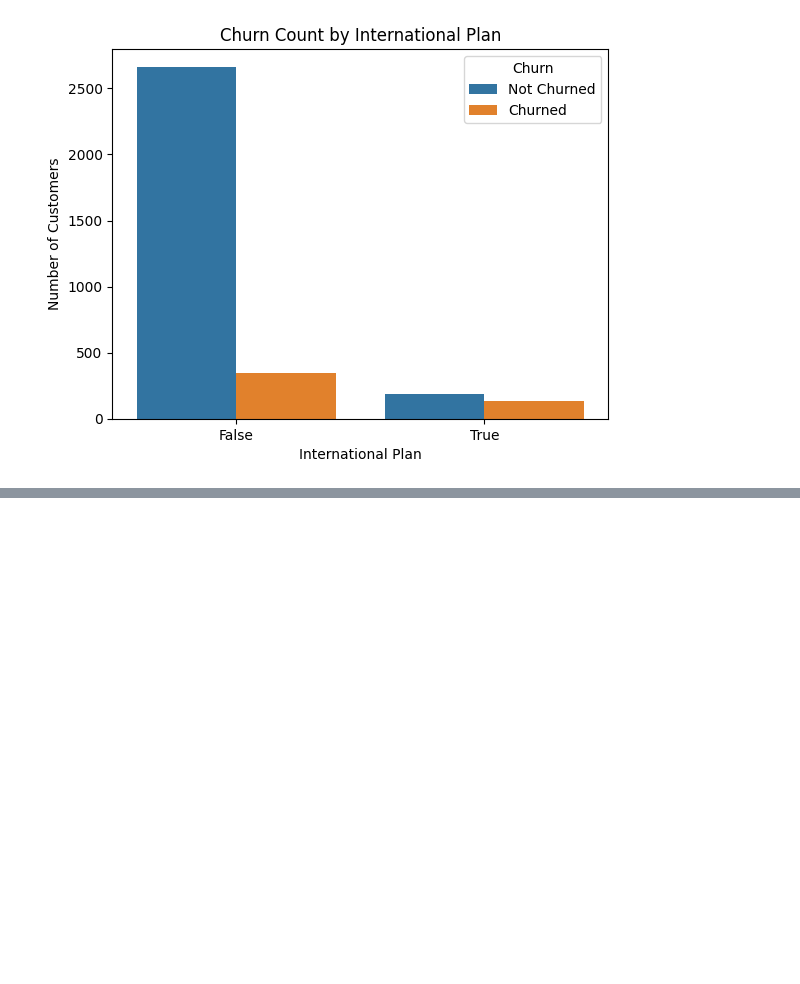
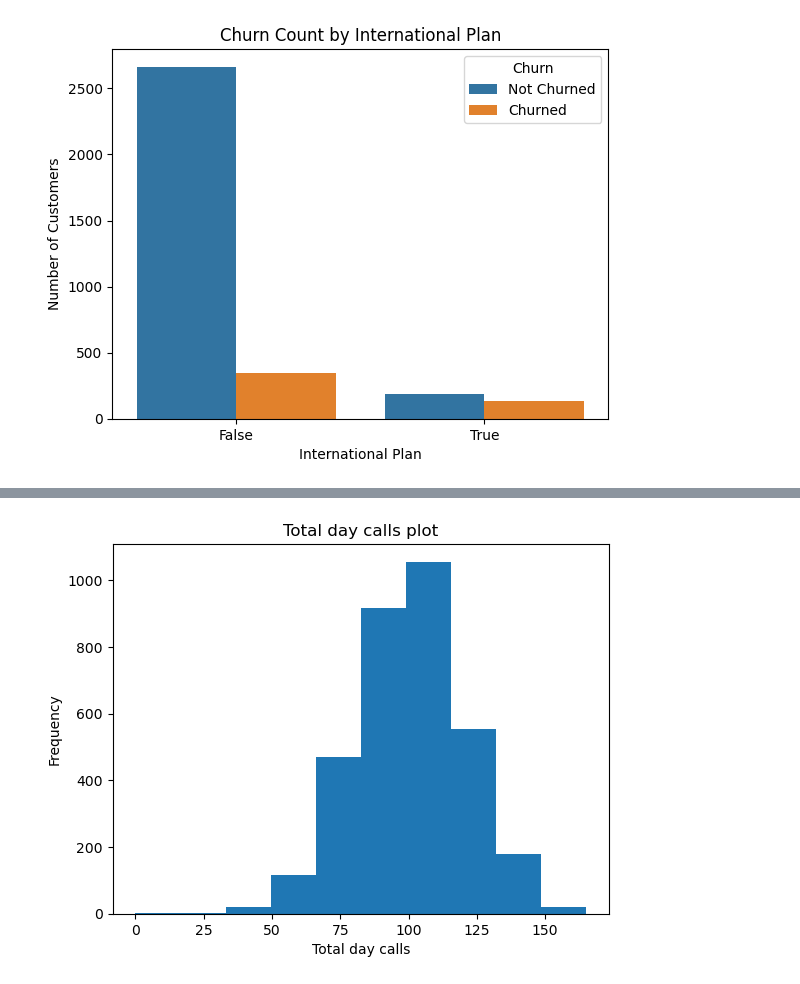
Before and after one commit to tayogbenguze17/My-SQL-data-analysis-project, a Jupyter notebook: telecom_churnP.ipynb, the cells around one changed output, grey strips where cells are left out. Drawn from its saved outputs; the diff is of its cells as text; code cells hidden in the pictures; blank space fills up the shorter version.

```diff
--- a/telecom_churnP.ipynb
+++ b/telecom_churnP.ipynb
@@ -252,0 +217,7 @@ Name: International plan, Length: 3333, dtype: object
+# %%
+# display total day call column as histogram
+call_plot = df['Total day calls'].plot(kind= 'hist', title= 'Total day calls plot')
+call_plot.set_xlabel('Total day calls')
+plt.show()
+# %% [output]
+[figure, added]
```
Also changed, not shown: parts of 6 cells of this notebook.
